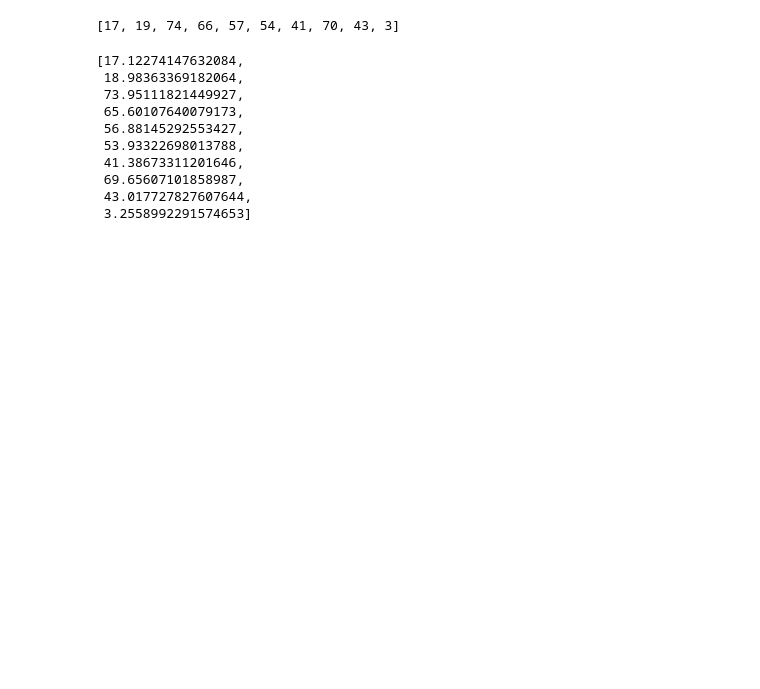
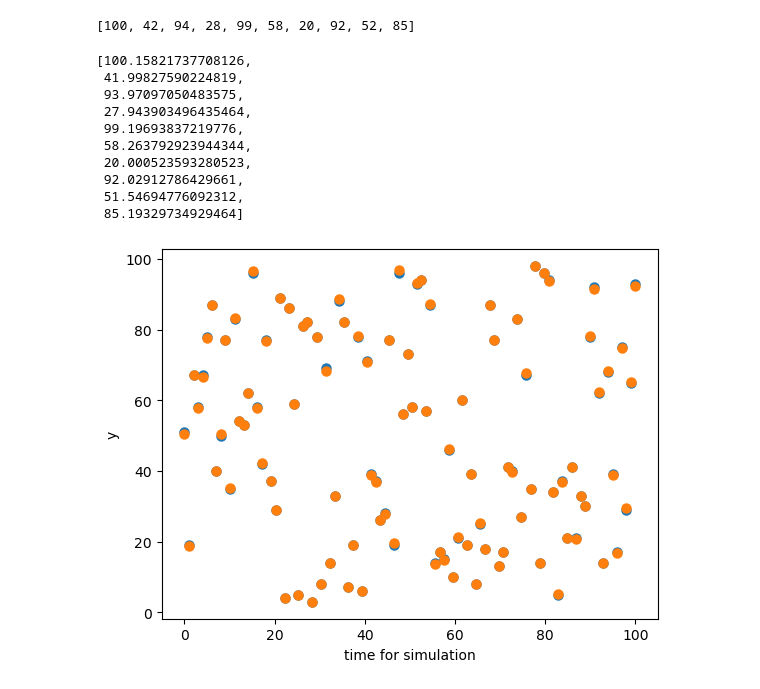
Before and after one commit to HatcherRobotics/intelligent-information-processing, a Jupyter notebook: 第一章-绪论/ThreeSensorFusionSimulation.ipynb, the cells around one changed output. Cells and saved outputs as stored; diff of their text form; code cells hidden in the pictures; blank space fills up the shorter version.

```diff
--- a/第一章-绪论/ThreeSensorFusionSimulation.ipynb
+++ b/第一章-绪论/ThreeSensorFusionSimulation.ipynb
@@ -32,7 +32,7 @@ def mae_fn(y_true,y):
     return mae
 
 def mape_fn(y_true,y):
-    mape = math.fabs((y_true-y)/y)
+    mape = math.fabs((y_true-y)/y_true)
     mape = mape*100
     return mape
 
@@ -59,21 +59,52 @@ def simulation(n):
         error_list.append(error)
     return y_true_list,y_list,error_list
 # %%
-y_true_list,y_list,error_list=simulation(10)
+y_true_list,y_list,error_list=simulation(100)
 # %%
 y_true_list
 # %% [output]
-[17, 19, 74, 66, 57, 54, 41, 70, 43, 3]
+[100, 42, 94, 28, 99, 58, 20, 92, 52, 85]
 # %%
 y_list
 # %% [output]
-[17.12274147632084,
- 18.98363369182064,
- 73.95111821449927,
- 65.60107640079173,
- 56.88145292553427,
- 53.93322698013788,
- 41.38673311201646,
- 69.65607101858987,
- 43.017727827607644,
- 3.2558992291574653]
+[100.15821737708126,
+ 41.99827590224819,
+ 93.97097050483575,
+ 27.943903496435464,
+ 99.19693837219776,
+ 58.263792923944344,
+ 20.000523593280523,
+ 92.02912786429661,
+ 51.54694776092312,
+ 85.19329734929464]
+# %%
+import matplotlib.pyplot as plt
+import numpy as np
+def plot_y(y_true,y):
+    x = np.linspace(0,len(y_true),len(y))
+    plt.scatter(x,y_true,label="y_true",linewidth=1.5)
+    plt.scatter(x,y,label="y_pred",linewidth=1.5)
+    plt.xlabel("time for simulation")
+    plt.ylabel("y")
+
+def plot_metric(score_log,y_ture):
+    score_log = np.array(score_log)
+
+    plt.figure(figsize=(10, 6), dpi=300)
+    plt.subplot(2, 2, 1)
+    plt.scatter(y_ture,score_log[:, 0], c='#d28ad4')
+    plt.ylabel('RMSE')
+
+    plt.subplot(2, 2, 2)
+    plt.scatter(y_ture,score_log[:, 1], c='#e765eb')
+    plt.ylabel('MAE')
+
+    plt.subplot(2, 2, 3)
+    plt.scatter(y_ture,score_log[:, 2], c='#6b016d')
+    plt.ylabel('MAPE(%)')
+
+    plt.show()
+# %%
+plot_y(y_true_list,y_list)
+# %% [output]
+[figure, added]
```
Also changed, not shown: parts of 3 cells of this notebook.
